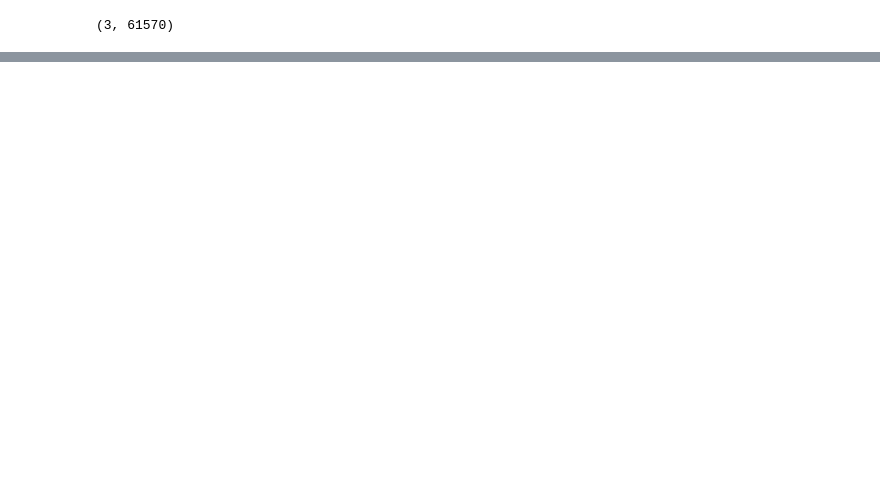
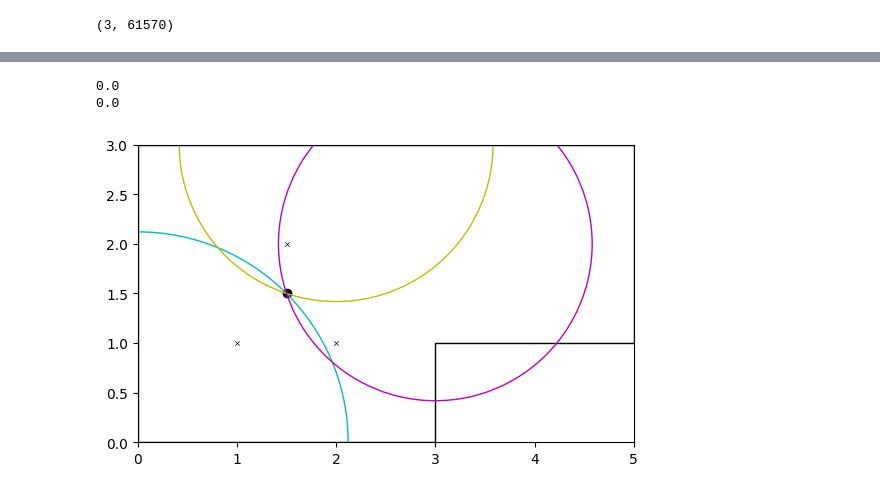
Before and after one commit to mrvtorre/televic-source-localization, a Jupyter notebook: energy-based-localization-PoC.ipynb, the cells around one changed output, grey strips where cells are left out. Cells and saved outputs as stored; diff of their text form; code cells hidden in the pictures; blank space fills up the shorter version.

```diff
--- a/energy-based-localization-PoC.ipynb
+++ b/energy-based-localization-PoC.ipynb
@@ -189,0 +200,46 @@ ax.add_patch(circle3)
+# %%
+def cost(r, c, rho):
+    ret = 0
+    # if r == np.array([1.5,1.5]):
+    #     print("h")
+    ret = 0
+    P = len(rho)
+    for p in range(P):
+        centre = c[p]
+        rad = rho[p]
+        ret += (norm(r - c[p]) - rho[p])**2
+    # for c_p, rho_p in zip(c, rho):
+    #     ret += (norm(r - c_p) - rho_p) **2
+
+    return ret
+
+P = 3*(3-1)//2
+x_tmp = np.array([1.5, 1.5])
+c_tmp = np.array([[0,0], [2,3], [3,2]])
+r_tmp = np.array([np.sqrt((x_tmp[0]-i[0])**2 + (x_tmp[1] - i[1])**2) for i in c_tmp])
+
+
+fig, ax = room.plot()
+ax.set_xlim([0, 5])
+ax.set_ylim([0, 3])
+
+plt.scatter(1.5, 1.5, marker="o", c="k")
+circle1 = plt.Circle(c_tmp[0], r_tmp[0], fill=False, color="c")
+circle2 = plt.Circle(c_tmp[1], r_tmp[1], fill=False, color="y")
+circle3 = plt.Circle(c_tmp[2], r_tmp[2], fill=False, color="m")
+
+ax.add_patch(circle1)
+ax.add_patch(circle2)
+ax.add_patch(circle3)
+
+ret = 0
+for p in range(P):
+    ret += (norm(x_tmp - c_tmp[p]) - r_tmp[p])**2
+
+print(ret)
+ret = cost(x_tmp, c_tmp, r_tmp)
+print(ret)
+# %% [output]
+0.0
+0.0
+[figure, added]
```
Also changed, not shown: parts of 11 cells of this notebook.
